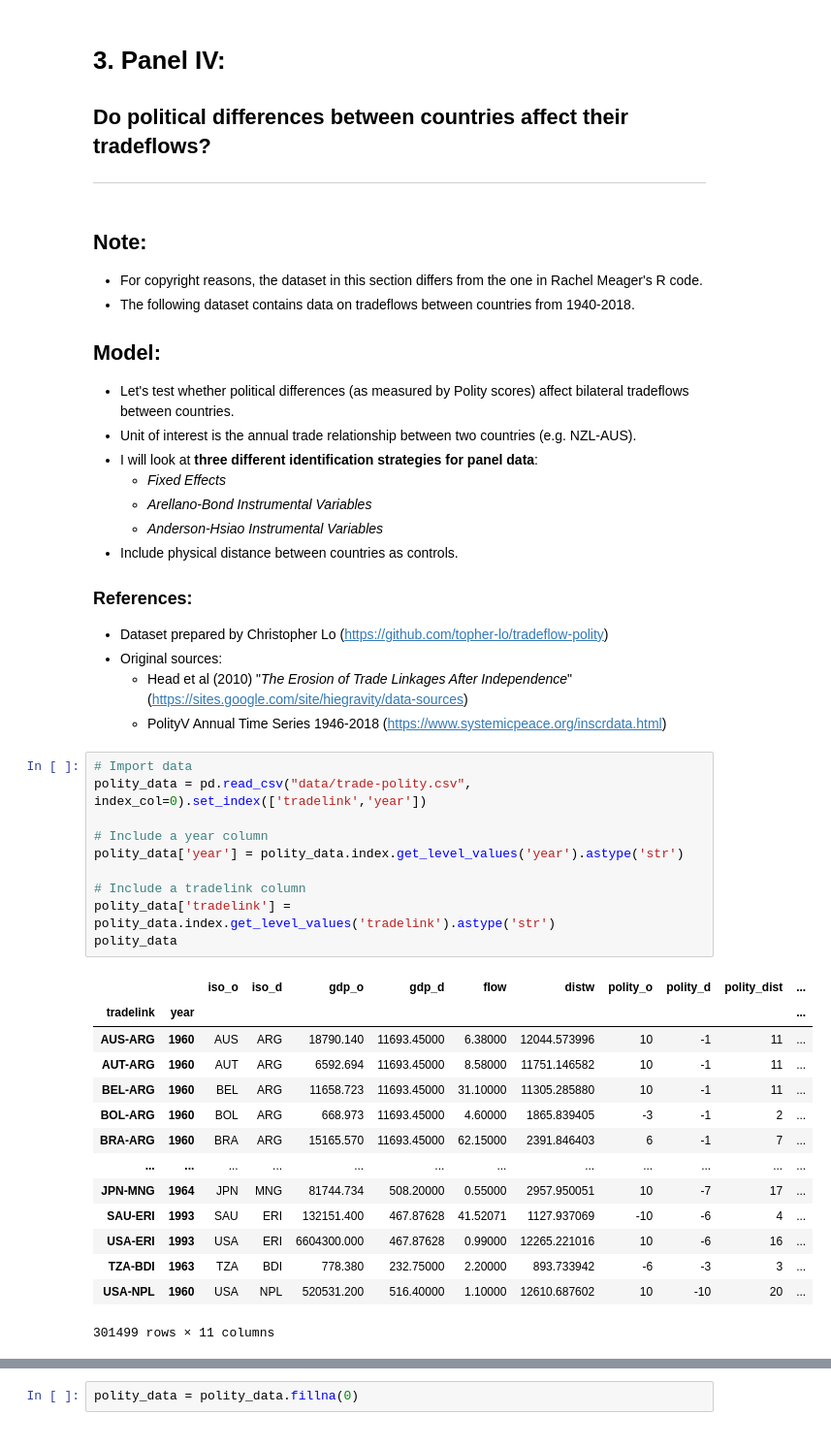
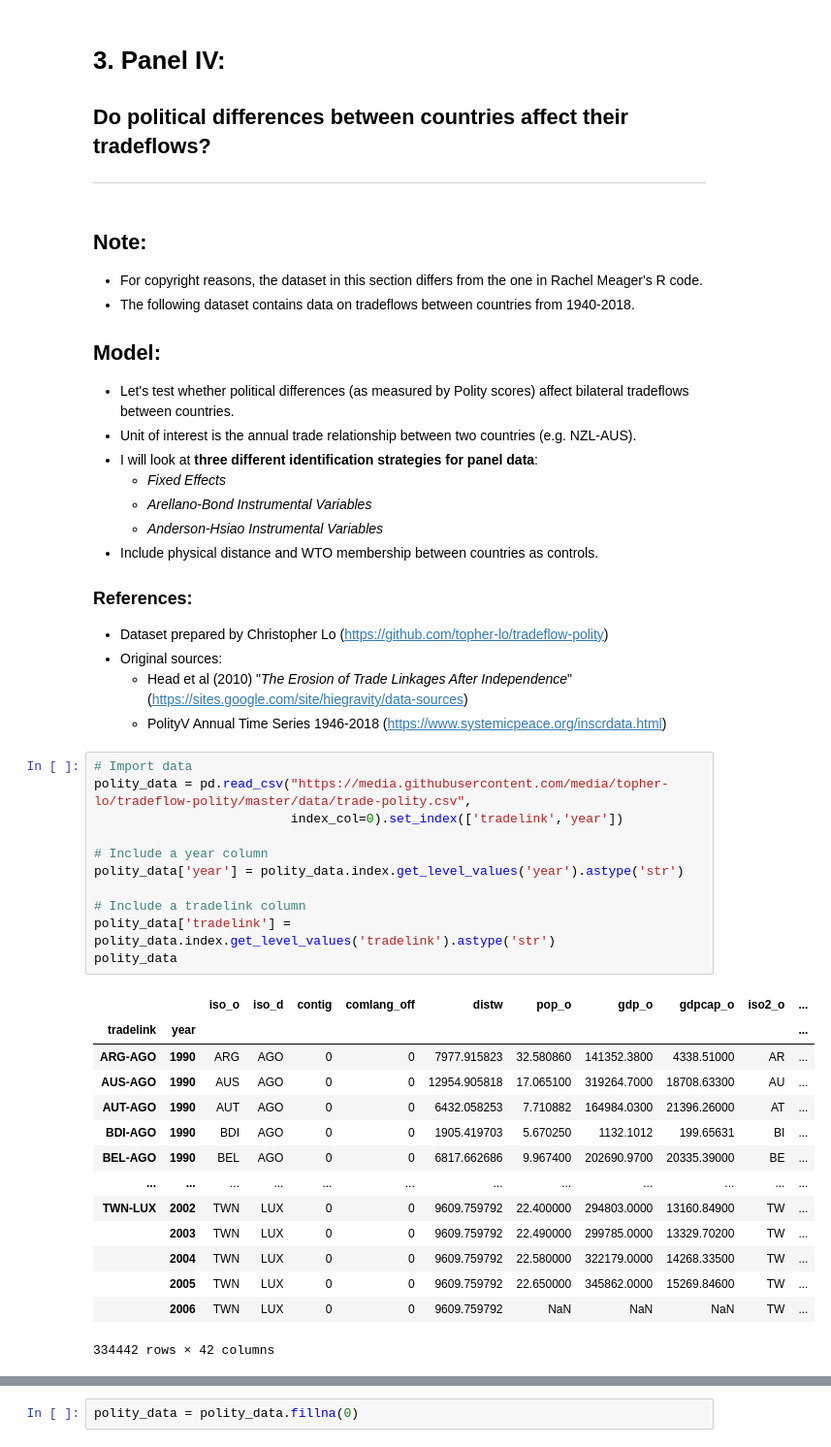
Before and after one commit to topher-lo/PyEC333, a Jupyter notebook: 4_iv_and_panel_iv.ipynb, the cells around one changed output, grey strips where cells are left out. Shown at 97% size. Saved outputs shown, nothing was run; the diff lists cells and outputs as text.

Commit message:
Fix trade polity analysis

```diff
--- a/4_iv_and_panel_iv.ipynb
+++ b/4_iv_and_panel_iv.ipynb
@@ -410,7 +410,7 @@ sns.boxplot(x="regressor", y="estimate", data=conf_int, palette="Set2")
     - *Fixed Effects*
     - *Arellano-Bond Instrumental Variables*
     - *Anderson-Hsiao Instrumental Variables*
-- Include physical distance between countries as controls.
+- Include physical distance and WTO membership between countries as controls.
 
 ### References:
 - Dataset prepared by Christopher Lo (https://github.com/topher-lo/tradeflow-polity)
@@ -419,29 +419,30 @@ sns.boxplot(x="regressor", y="estimate", data=conf_int, palette="Set2")
     - PolityV Annual Time Series 1946-2018 (https://www.systemicpeace.org/inscrdata.html)
 # %%
 # Import data
-polity_data = pd.read_csv("data/trade-polity.csv", index_col=0).set_index(['tradelink','year'])
+polity_data = pd.read_csv("https://media.githubusercontent.com/media/topher-lo/tradeflow-polity/master/data/trade-polity.csv",
+                          index_col=0).set_index(['tradelink','year'])
 
 # Include a year column
 polity_data['year'] = polity_data.index.get_level_values('year').astype('str')
 
 # Include a tradelink column
 polity_data['tradelink'] = polity_data.index.get_level_values('tradelink').astype('str')
 polity_data
 # %% [output]
-|  |  | iso_o | iso_d | gdp_o | gdp_d | flow | distw | polity_o | polity_d | polity_dist | ... |
+|  |  | iso_o | iso_d | contig | comlang_off | distw | pop_o | gdp_o | gdpcap_o | iso2_o | ... |
 | tradelink | year |  |  |  |  |  |  |  |  |  | ... |
-| AUS-ARG | 1960 | AUS | ARG | 18790.140 | 11693.45000 | 6.38000 | 12044.573996 | 10 | -1 | 11 | ... |
-| AUT-ARG | 1960 | AUT | ARG | 6592.694 | 11693.45000 | 8.58000 | 11751.146582 | 10 | -1 | 11 | ... |
-| BEL-ARG | 1960 | BEL | ARG | 11658.723 | 11693.45000 | 31.10000 | 11305.285880 | 10 | -1 | 11 | ... |
-| BOL-ARG | 1960 | BOL | ARG | 668.973 | 11693.45000 | 4.60000 | 1865.839405 | -3 | -1 | 2 | ... |
-| BRA-ARG | 1960 | BRA | ARG | 15165.570 | 11693.45000 | 62.15000 | 2391.846403 | 6 | -1 | 7 | ... |
+| ARG-AGO | 1990 | ARG | AGO | 0 | 0 | 7977.915823 | 32.580860 | 141352.3800 | 4338.51000 | AR | ... |
+| AUS-AGO | 1990 | AUS | AGO | 0 | 0 | 12954.905818 | 17.065100 | 319264.7000 | 18708.63300 | AU | ... |
+| AUT-AGO | 1990 | AUT | AGO | 0 | 0 | 6432.058253 | 7.710882 | 164984.0300 | 21396.26000 | AT | ... |
+| BDI-AGO | 1990 | BDI | AGO | 0 | 0 | 1905.419703 | 5.670250 | 1132.1012 | 199.65631 | BI | ... |
+| BEL-AGO | 1990 | BEL | AGO | 0 | 0 | 6817.662686 | 9.967400 | 202690.9700 | 20335.39000 | BE | ... |
 | ... | ... | ... | ... | ... | ... | ... | ... | ... | ... | ... | ... |
-| JPN-MNG | 1964 | JPN | MNG | 81744.734 | 508.20000 | 0.55000 | 2957.950051 | 10 | -7 | 17 | ... |
-| SAU-ERI | 1993 | SAU | ERI | 132151.400 | 467.87628 | 41.52071 | 1127.937069 | -10 | -6 | 4 | ... |
-| USA-ERI | 1993 | USA | ERI | 6604300.000 | 467.87628 | 0.99000 | 12265.221016 | 10 | -6 | 16 | ... |
-| TZA-BDI | 1963 | TZA | BDI | 778.380 | 232.75000 | 2.20000 | 893.733942 | -6 | -3 | 3 | ... |
-| USA-NPL | 1960 | USA | NPL | 520531.200 | 516.40000 | 1.10000 | 12610.687602 | 10 | -10 | 20 | ... |
+| TWN-LUX | 2002 | TWN | LUX | 0 | 0 | 9609.759792 | 22.400000 | 294803.0000 | 13160.84900 | TW | ... |
+|  | 2003 | TWN | LUX | 0 | 0 | 9609.759792 | 22.490000 | 299785.0000 | 13329.70200 | TW | ... |
+|  | 2004 | TWN | LUX | 0 | 0 | 9609.759792 | 22.580000 | 322179.0000 | 14268.33500 | TW | ... |
+|  | 2005 | TWN | LUX | 0 | 0 | 9609.759792 | 22.650000 | 345862.0000 | 15269.84600 | TW | ... |
+|  | 2006 | TWN | LUX | 0 | 0 | 9609.759792 | NaN | NaN | NaN | TW | ... |
-301499 rows × 11 columns
+334442 rows × 42 columns
 # %%
 # Create a column column of the sum of gdp_o and gdp_d
 
```
Also changed, not shown: parts of 18 cells of this notebook, 1 other file.
